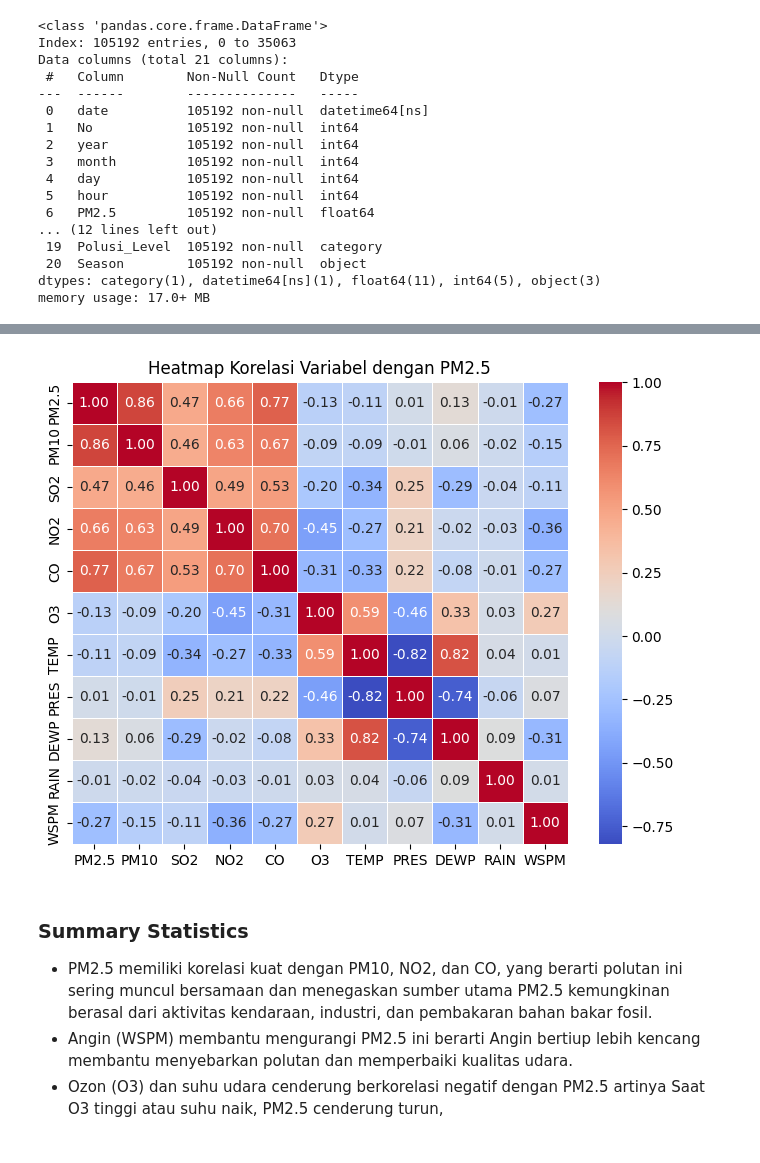
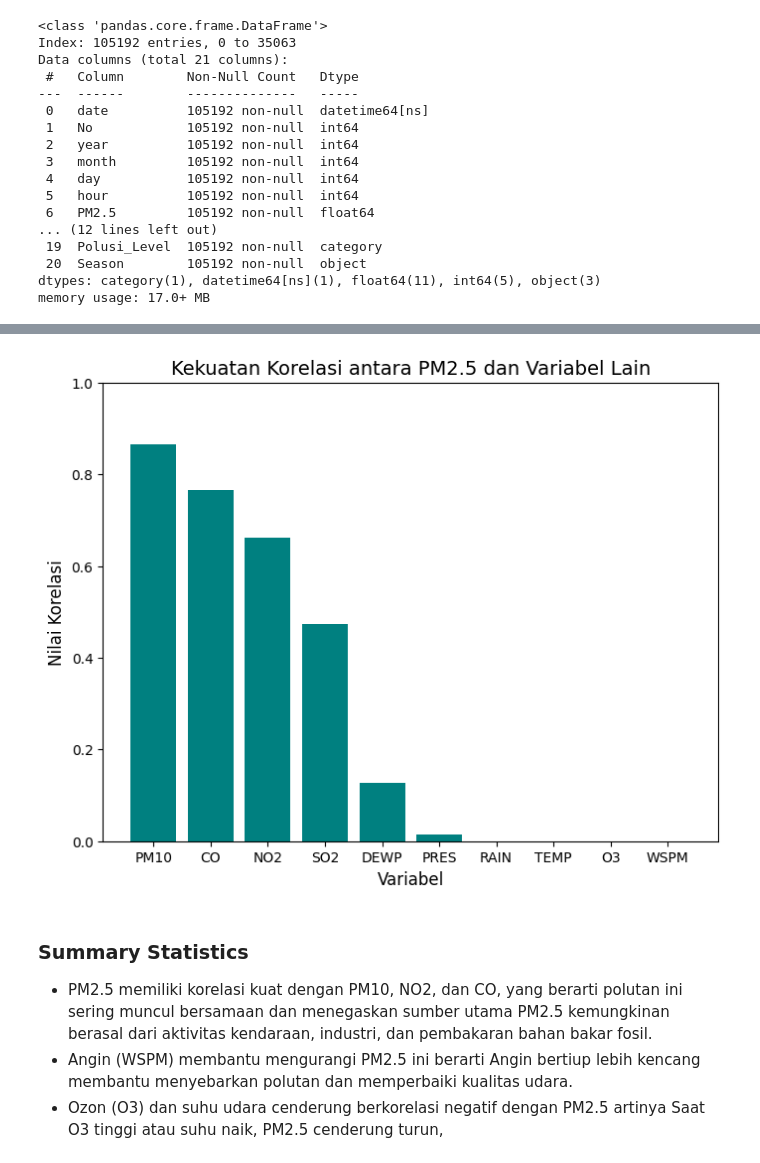
Before and after one commit to Yoelptr/analisis-data-dicoding, a Jupyter notebook: Proyek_Analisis_Data-dicoding.ipynb, the cells around one changed output, grey strips where cells are left out. Saved outputs shown, nothing was run; the diff lists cells and outputs as text; code cells hidden in the pictures.

```diff
--- a/Proyek_Analisis_Data-dicoding.ipynb
+++ b/Proyek_Analisis_Data-dicoding.ipynb
@@ -572,7 +578,0 @@ correlation_matrix
-# %%
-plt.figure(figsize=(8, 6))
-sns.heatmap(correlation_matrix, annot=True, cmap="coolwarm", fmt=".2f", linewidths=0.5)
-plt.title("Heatmap Korelasi Variabel dengan PM2.5")
-plt.show()
-# %% [output]
-[figure, removed]
@@ -579,3 +593,17 @@ plt.show()
+# %%
+corr_values = all_data[['PM2.5', 'PM10', 'SO2', 'NO2', 'CO', 'O3', 'TEMP', 'PRES', 'DEWP', 'RAIN', 'WSPM']].corr()['PM2.5'].drop('PM2.5')
+corr_values = corr_values.sort_values(ascending=False)
+
+# Membuat bar chart untuk menampilkan kekuatan korelasi
+plt.figure(figsize=(8, 6))
+plt.bar(corr_values.index, corr_values.values, color='teal')
+plt.title("Kekuatan Korelasi antara PM2.5 dan Variabel Lain", fontsize=14)
+plt.xlabel("Variabel", fontsize=12)
+plt.ylabel("Nilai Korelasi", fontsize=12)
+plt.ylim(0, 1)
+plt.show()
+# %% [output]
+[figure, added]
 # %% [markdown]
 ### Summary Statistics
 - PM2.5 memiliki korelasi kuat dengan PM10, NO2, dan CO, yang berarti polutan ini sering muncul bersamaan dan menegaskan sumber utama PM2.5 kemungkinan berasal dari aktivitas kendaraan, industri, dan pembakaran bahan bakar fosil.
```
Also changed, not shown: parts of 4 cells of this notebook, 1 other file.
